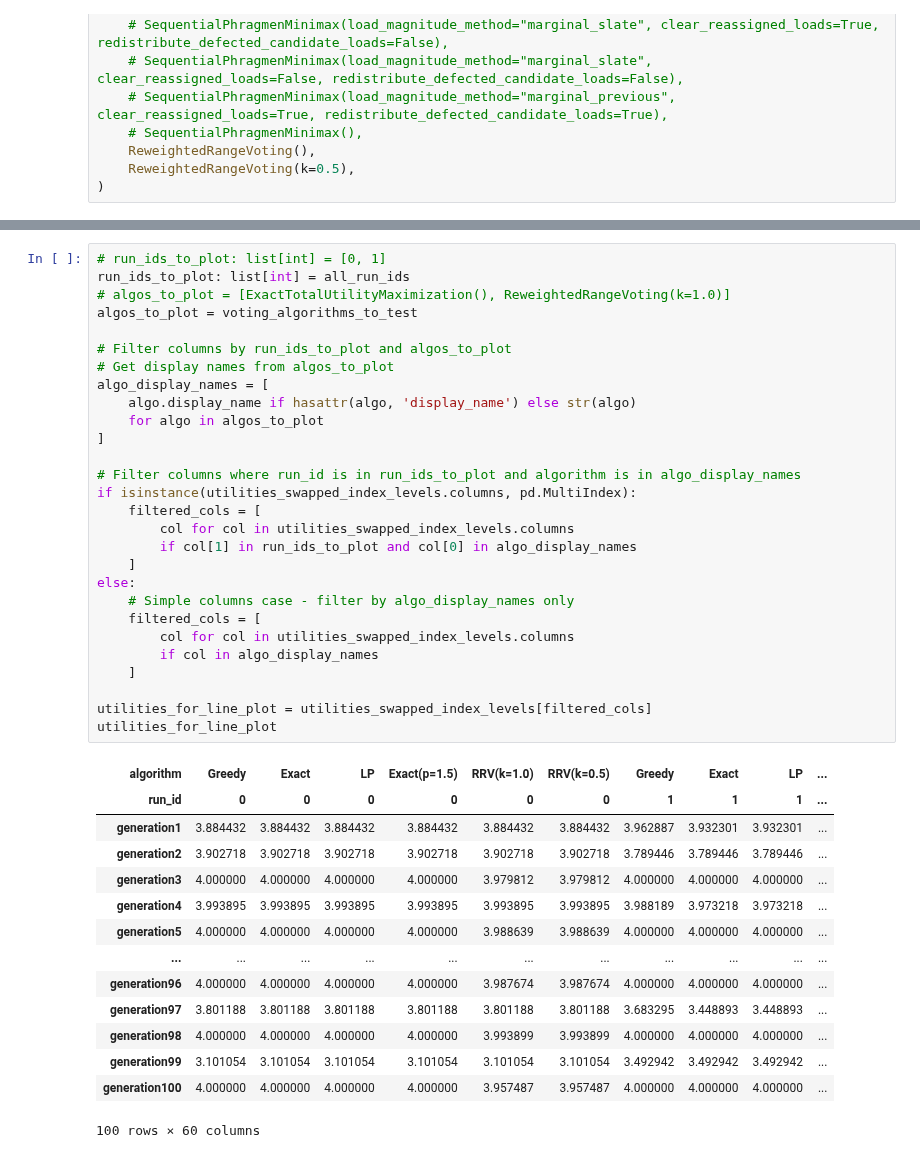
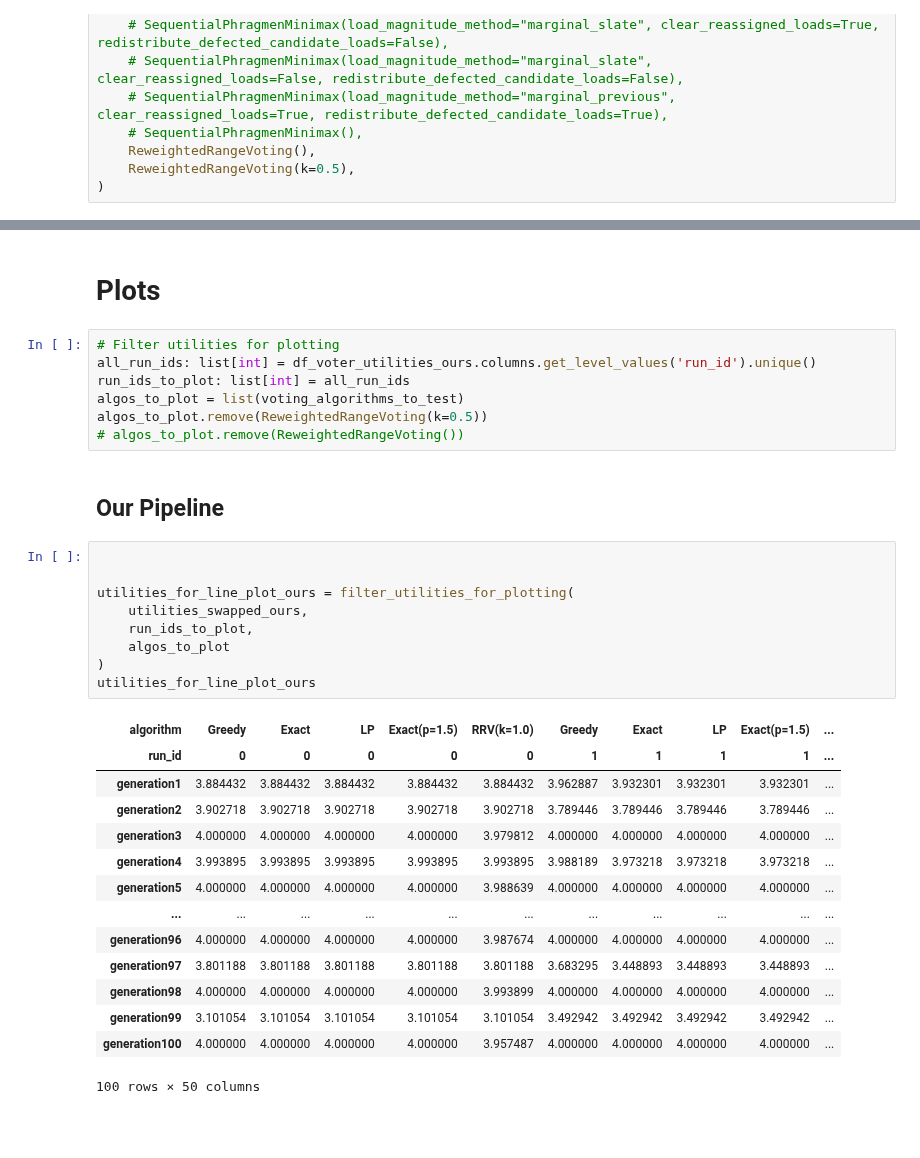
Before and after one commit to aaron-sandoval/generative_social_choice, a Jupyter notebook: generative_social_choice/plots/compare_voting_algs_on_chatbot_data.ipynb, the cells around one changed output, grey strips where cells are left out. Saved outputs shown, nothing was run; the diff lists cells and outputs as text; blank space fills up the shorter version.

```diff
--- a/generative_social_choice/plots/compare_voting_algs_on_chatbot_data.ipynb
+++ b/generative_social_choice/plots/compare_voting_algs_on_chatbot_data.ipynb
@@ -301,45 +562,38 @@ utilities_swapped_index_levels
+# %% [markdown]
+# Plots
+# %%
+# Filter utilities for plotting
+all_run_ids: list[int] = df_voter_utilities_ours.columns.get_level_values('run_id').unique()
+run_ids_to_plot: list[int] = all_run_ids
+algos_to_plot = list(voting_algorithms_to_test)
+algos_to_plot.remove(ReweightedRangeVoting(k=0.5))
+# algos_to_plot.remove(ReweightedRangeVoting())
+# %% [markdown]
+
+## Our Pipeline
 # %%
-# run_ids_to_plot: list[int] = [0, 1]
-run_ids_to_plot: list[int] = all_run_ids
-# algos_to_plot = [ExactTotalUtilityMaximization(), ReweightedRangeVoting(k=1.0)]
-algos_to_plot = voting_algorithms_to_test
 
-# Filter columns by run_ids_to_plot and algos_to_plot
-# Get display names from algos_to_plot
-algo_display_names = [
-    algo.display_name if hasattr(algo, 'display_name') else str(algo)
-    for algo in algos_to_plot
-]
 
-# Filter columns where run_id is in run_ids_to_plot and algorithm is in algo_display_names
-if isinstance(utilities_swapped_index_levels.columns, pd.MultiIndex):
-    filtered_cols = [
-        col for col in utilities_swapped_index_levels.columns
-        if col[1] in run_ids_to_plot and col[0] in algo_display_names
-    ]
-else:
-    # Simple columns case - filter by algo_display_names only
-    filtered_cols = [
-        col for col in utilities_swapped_index_levels.columns
-        if col in algo_display_names
-    ]
-
-utilities_for_line_plot = utilities_swapped_index_levels[filtered_cols]
-utilities_for_line_plot
+utilities_for_line_plot_ours = filter_utilities_for_plotting(
+    utilities_swapped_ours,
+    run_ids_to_plot,
+    algos_to_plot
+)
+utilities_for_line_plot_ours
 # %% [output]
-| algorithm | Greedy | Exact | LP | Exact(p=1.5) | RRV(k=1.0) | RRV(k=0.5) | Greedy | Exact | LP | ... |
-| run_id | 0 | 0 | 0 | 0 | 0 | 0 | 1 | 1 | 1 | ... |
-| generation1 | 3.884432 | 3.884432 | 3.884432 | 3.884432 | 3.884432 | 3.884432 | 3.962887 | 3.932301 | 3.932301 | ... |
-| generation2 | 3.902718 | 3.902718 | 3.902718 | 3.902718 | 3.902718 | 3.902718 | 3.789446 | 3.789446 | 3.789446 | ... |
-| generation3 | 4.000000 | 4.000000 | 4.000000 | 4.000000 | 3.979812 | 3.979812 | 4.000000 | 4.000000 | 4.000000 | ... |
-| generation4 | 3.993895 | 3.993895 | 3.993895 | 3.993895 | 3.993895 | 3.993895 | 3.988189 | 3.973218 | 3.973218 | ... |
-| generation5 | 4.000000 | 4.000000 | 4.000000 | 4.000000 | 3.988639 | 3.988639 | 4.000000 | 4.000000 | 4.000000 | ... |
+| algorithm | Greedy | Exact | LP | Exact(p=1.5) | RRV(k=1.0) | Greedy | Exact | LP | Exact(p=1.5) | ... |
+| run_id | 0 | 0 | 0 | 0 | 0 | 1 | 1 | 1 | 1 | ... |
+| generation1 | 3.884432 | 3.884432 | 3.884432 | 3.884432 | 3.884432 | 3.962887 | 3.932301 | 3.932301 | 3.932301 | ... |
+| generation2 | 3.902718 | 3.902718 | 3.902718 | 3.902718 | 3.902718 | 3.789446 | 3.789446 | 3.789446 | 3.789446 | ... |
+| generation3 | 4.000000 | 4.000000 | 4.000000 | 4.000000 | 3.979812 | 4.000000 | 4.000000 | 4.000000 | 4.000000 | ... |
+| generation4 | 3.993895 | 3.993895 | 3.993895 | 3.993895 | 3.993895 | 3.988189 | 3.973218 | 3.973218 | 3.973218 | ... |
+| generation5 | 4.000000 | 4.000000 | 4.000000 | 4.000000 | 3.988639 | 4.000000 | 4.000000 | 4.000000 | 4.000000 | ... |
 | ... | ... | ... | ... | ... | ... | ... | ... | ... | ... | ... |
-| generation96 | 4.000000 | 4.000000 | 4.000000 | 4.000000 | 3.987674 | 3.987674 | 4.000000 | 4.000000 | 4.000000 | ... |
-| generation97 | 3.801188 | 3.801188 | 3.801188 | 3.801188 | 3.801188 | 3.801188 | 3.683295 | 3.448893 | 3.448893 | ... |
-| generation98 | 4.000000 | 4.000000 | 4.000000 | 4.000000 | 3.993899 | 3.993899 | 4.000000 | 4.000000 | 4.000000 | ... |
-| generation99 | 3.101054 | 3.101054 | 3.101054 | 3.101054 | 3.101054 | 3.101054 | 3.492942 | 3.492942 | 3.492942 | ... |
-| generation100 | 4.000000 | 4.000000 | 4.000000 | 4.000000 | 3.957487 | 3.957487 | 4.000000 | 4.000000 | 4.000000 | ... |
+| generation96 | 4.000000 | 4.000000 | 4.000000 | 4.000000 | 3.987674 | 4.000000 | 4.000000 | 4.000000 | 4.000000 | ... |
+| generation97 | 3.801188 | 3.801188 | 3.801188 | 3.801188 | 3.801188 | 3.683295 | 3.448893 | 3.448893 | 3.448893 | ... |
+| generation98 | 4.000000 | 4.000000 | 4.000000 | 4.000000 | 3.993899 | 4.000000 | 4.000000 | 4.000000 | 4.000000 | ... |
+| generation99 | 3.101054 | 3.101054 | 3.101054 | 3.101054 | 3.101054 | 3.492942 | 3.492942 | 3.492942 | 3.492942 | ... |
+| generation100 | 4.000000 | 4.000000 | 4.000000 | 4.000000 | 3.957487 | 4.000000 | 4.000000 | 4.000000 | 4.000000 | ... |
-100 rows × 60 columns
+100 rows × 50 columns
 # %%
 
```
Also changed, not shown: parts of 19 cells of this notebook, 1 other file.
